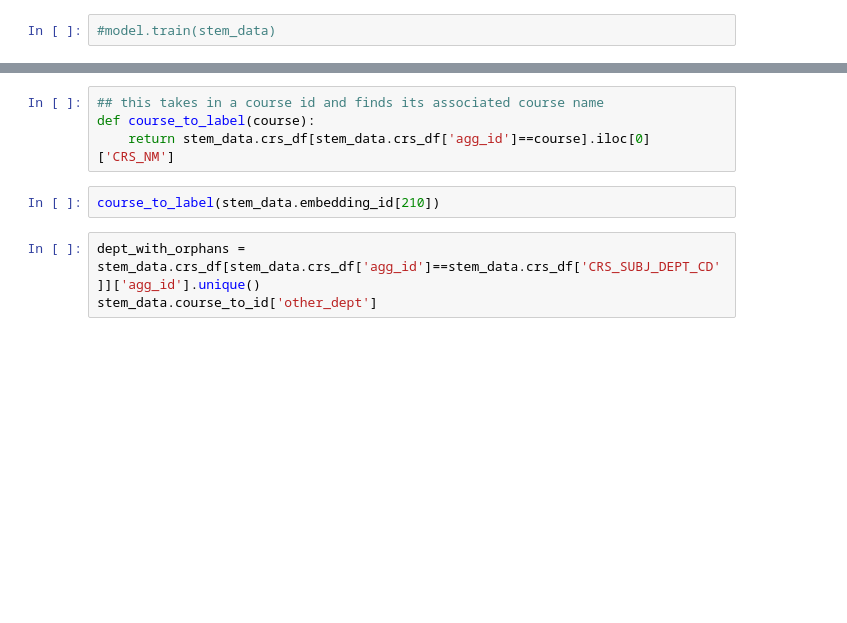
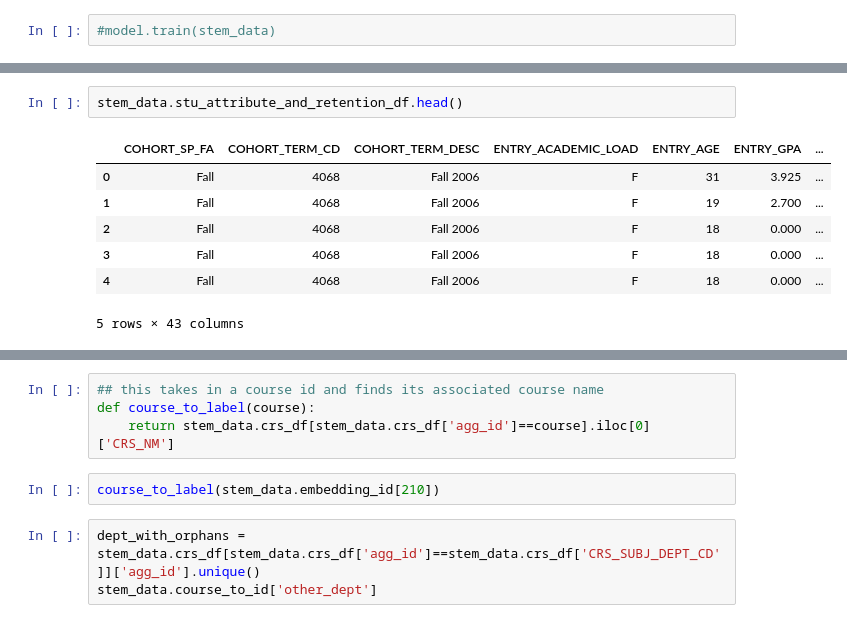
Before and after one commit to rebecca-my/stem-study, a Jupyter notebook: notebooks_analysis/stem_sk_test_run.ipynb, the cells around one changed output, grey strips where cells are left out. Cells and saved outputs as stored; diff of their text form; blank space fills up the shorter version.

```diff
--- a/notebooks_analysis/stem_sk_test_run.ipynb
+++ b/notebooks_analysis/stem_sk_test_run.ipynb
@@ -96,0 +245,10 @@ for x,y in demographic_valid_generator(stem_data):
+# %%
+stem_data.stu_attribute_and_retention_df.head()
+# %% [output]
+|  | COHORT_SP_FA | COHORT_TERM_CD | COHORT_TERM_DESC | ENTRY_ACADEMIC_LOAD | ENTRY_AGE | ENTRY_GPA | ... |
+| 0 | Fall | 4068 | Fall 2006 | F | 31 | 3.925 | ... |
+| 1 | Fall | 4068 | Fall 2006 | F | 19 | 2.700 | ... |
+| 2 | Fall | 4068 | Fall 2006 | F | 18 | 0.000 | ... |
+| 3 | Fall | 4068 | Fall 2006 | F | 18 | 0.000 | ... |
+| 4 | Fall | 4068 | Fall 2006 | F | 18 | 0.000 | ... |
+5 rows × 43 columns
```
Also changed, not shown: parts of 137 cells of this notebook, 7 other files.
